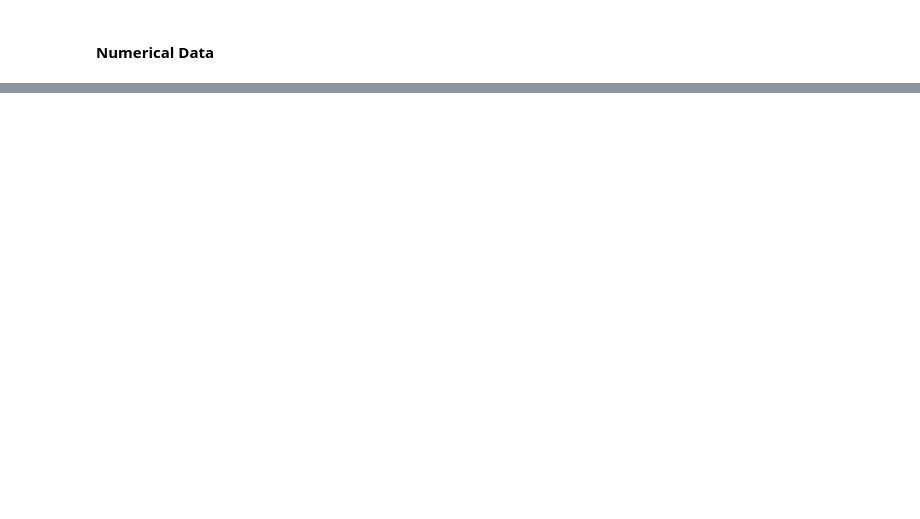
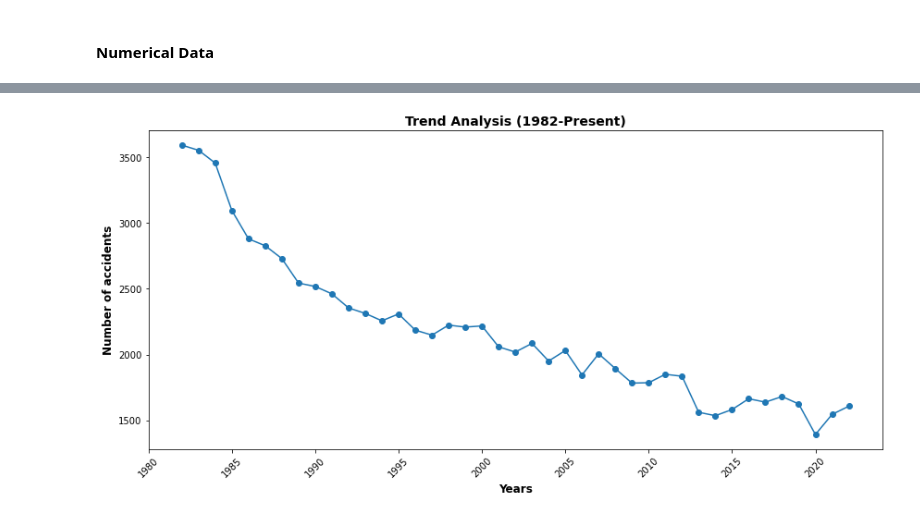
Before and after one commit to yvonniewanyoike/Phase1Project, a Jupyter notebook: Phase1Project.ipynb, the cells around one changed output, grey strips where cells are left out. Saved outputs shown, nothing was run; the diff lists cells and outputs as text; code cells hidden in the pictures; blank space fills up the shorter version.

```diff
--- a/Phase1Project.ipynb
+++ b/Phase1Project.ipynb
@@ -362,0 +629,2 @@ dtype: int64
+# %%
+w_df = df[working_cols].copy()
@@ -362,0 +736,19 @@ dtype: int64
+# %%
+# Filter to only show modern records
+modern_df = w_df[w_df['Year'] >= 1982]
+
+#Sort again by Year
+modern_trends = modern_df.groupby('Year').size().sort_index()
+
+#plot the line graph
+plt.figure(figsize=(12,6))
+plt.plot(modern_trends.index,modern_trends.values, marker='o')
+plt.title('Trend Analysis (1982-Present)',fontsize=14, fontweight='bold')
+plt.xlabel('Years', fontsize=12, fontweight='bold')
+plt.ylabel('Number of accidents',fontsize=12, fontweight='bold')
+plt.xticks(rotation=45)
+
+plt.tight_layout()
+plt.show()
+# %% [output]
+[figure, added]
```
Also changed, not shown: parts of 121 cells of this notebook.
